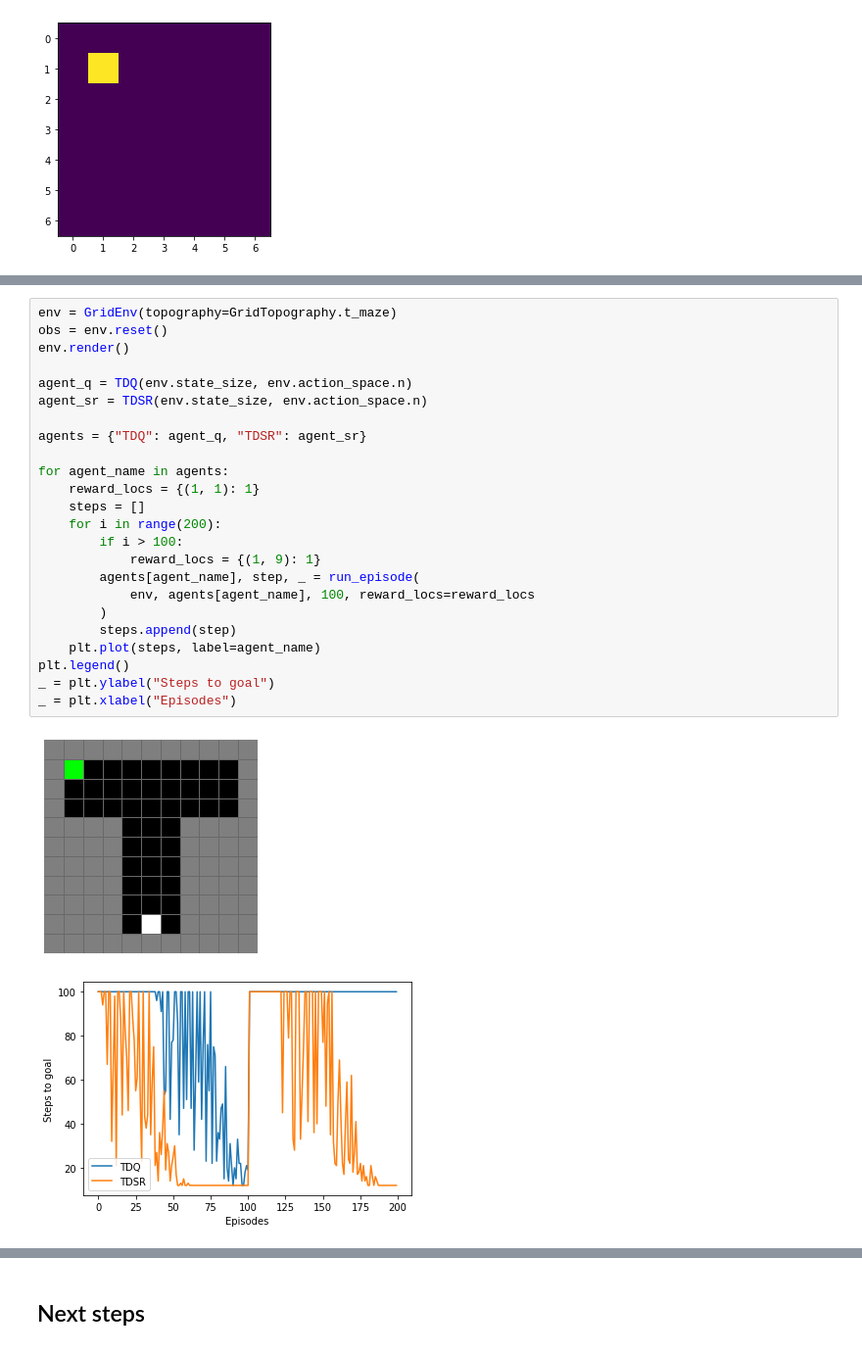
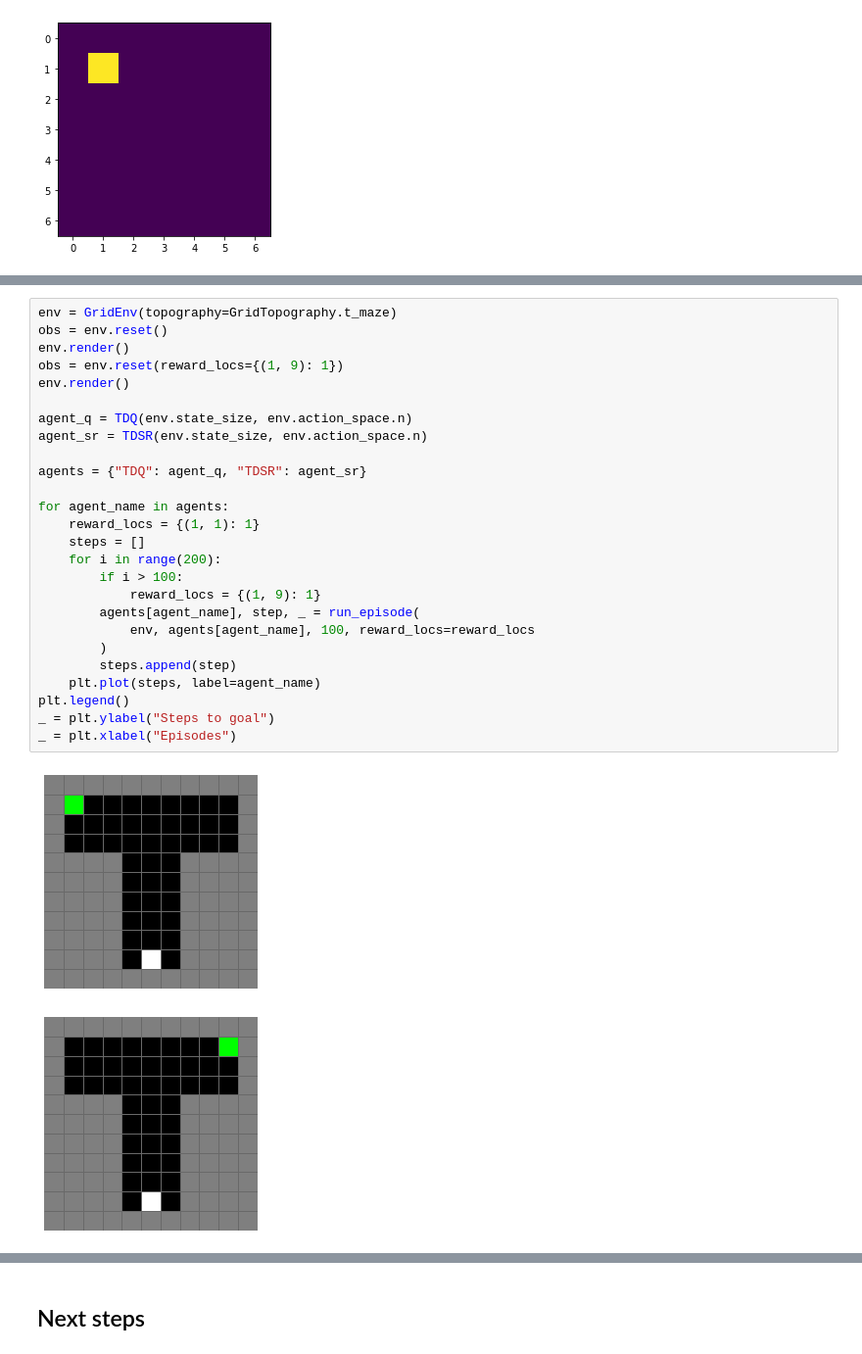
Before and after one commit to awjuliani/neuro-nav, a Jupyter notebook: notebooks/ccn_tutorial.ipynb, the cells around one changed output, grey strips where cells are left out. Shown at 98% size. Saved outputs shown, nothing was run; the diff lists cells and outputs as text.

```diff
--- a/notebooks/ccn_tutorial.ipynb
+++ b/notebooks/ccn_tutorial.ipynb
@@ -260,27 +262,29 @@ plt.imshow(agent.Q.mean(0).reshape(env.grid_size, env.grid_size))
 # %%
 env = GridEnv(topography=GridTopography.t_maze)
 obs = env.reset()
+env.render()
+obs = env.reset(reward_locs={(1, 9): 1})
 env.render()
 
 agent_q = TDQ(env.state_size, env.action_space.n)
 agent_sr = TDSR(env.state_size, env.action_space.n)
 
 agents = {"TDQ": agent_q, "TDSR": agent_sr}
 
 for agent_name in agents:
     reward_locs = {(1, 1): 1}
     steps = []
     for i in range(200):
         if i > 100:
             reward_locs = {(1, 9): 1}
         agents[agent_name], step, _ = run_episode(
             env, agents[agent_name], 100, reward_locs=reward_locs
         )
         steps.append(step)
     plt.plot(steps, label=agent_name)
 plt.legend()
 _ = plt.ylabel("Steps to goal")
 _ = plt.xlabel("Episodes")
 # %% [output]
 [figure]
-[figure, old version]
+[figure, new version]
```
Also changed, not shown: parts of 17 cells of this notebook, 1 other file.
